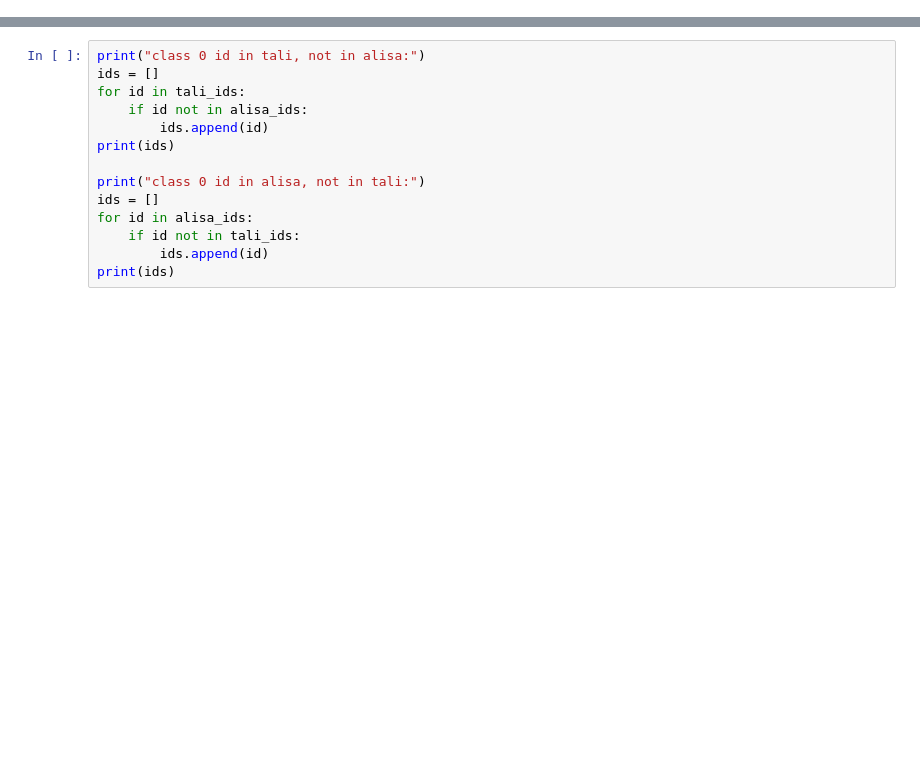
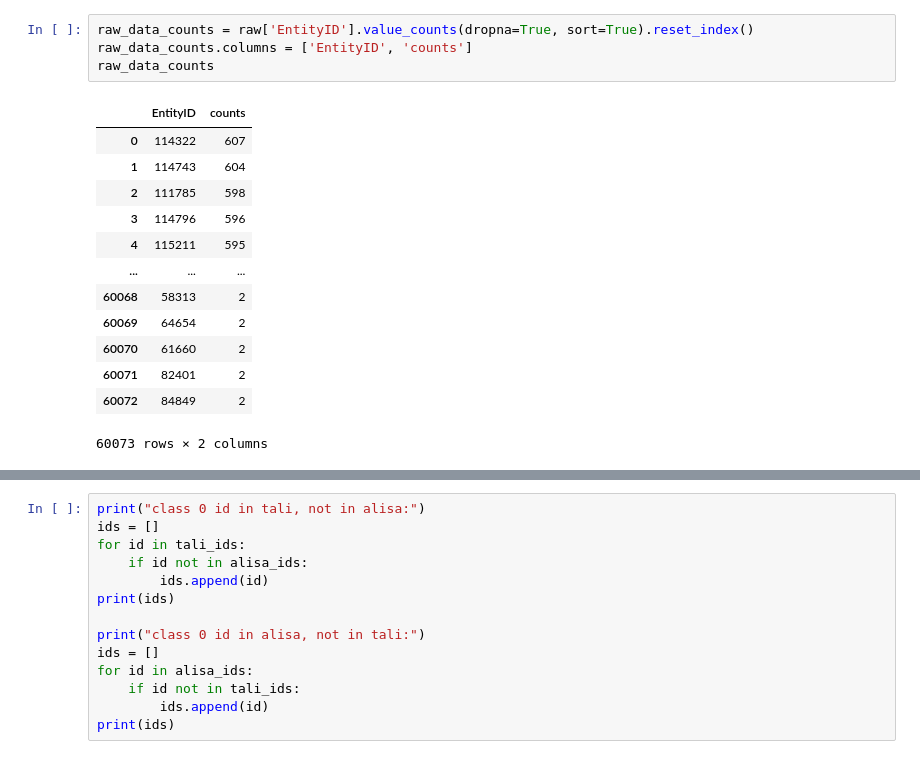
Before and after one commit to RavidRo/FallsData, a Jupyter notebook: experiments_tali.ipynb, the cells around one changed output, grey strips where cells are left out. Drawn from its saved outputs; the diff is of its cells as text; blank space fills up the shorter version.

```diff
--- a/experiments_tali.ipynb
+++ b/experiments_tali.ipynb
@@ -22,0 +28,18 @@ alisa_ids = entities_alisa[entities_alisa['ClassID'] == 0]['EntityID'].to_list()
+# %%
+raw_data_counts = raw['EntityID'].value_counts(dropna=True, sort=True).reset_index()
+raw_data_counts.columns = ['EntityID', 'counts']
+raw_data_counts
+# %% [output]
+|  | EntityID | counts |
+| 0 | 114322 | 607 |
+| 1 | 114743 | 604 |
+| 2 | 111785 | 598 |
+| 3 | 114796 | 596 |
+| 4 | 115211 | 595 |
+| ... | ... | ... |
+| 60068 | 58313 | 2 |
+| 60069 | 64654 | 2 |
+| 60070 | 61660 | 2 |
+| 60071 | 82401 | 2 |
+| 60072 | 84849 | 2 |
+60073 rows × 2 columns
```
Also changed, not shown: parts of 8 cells of this notebook, 2 other files.
